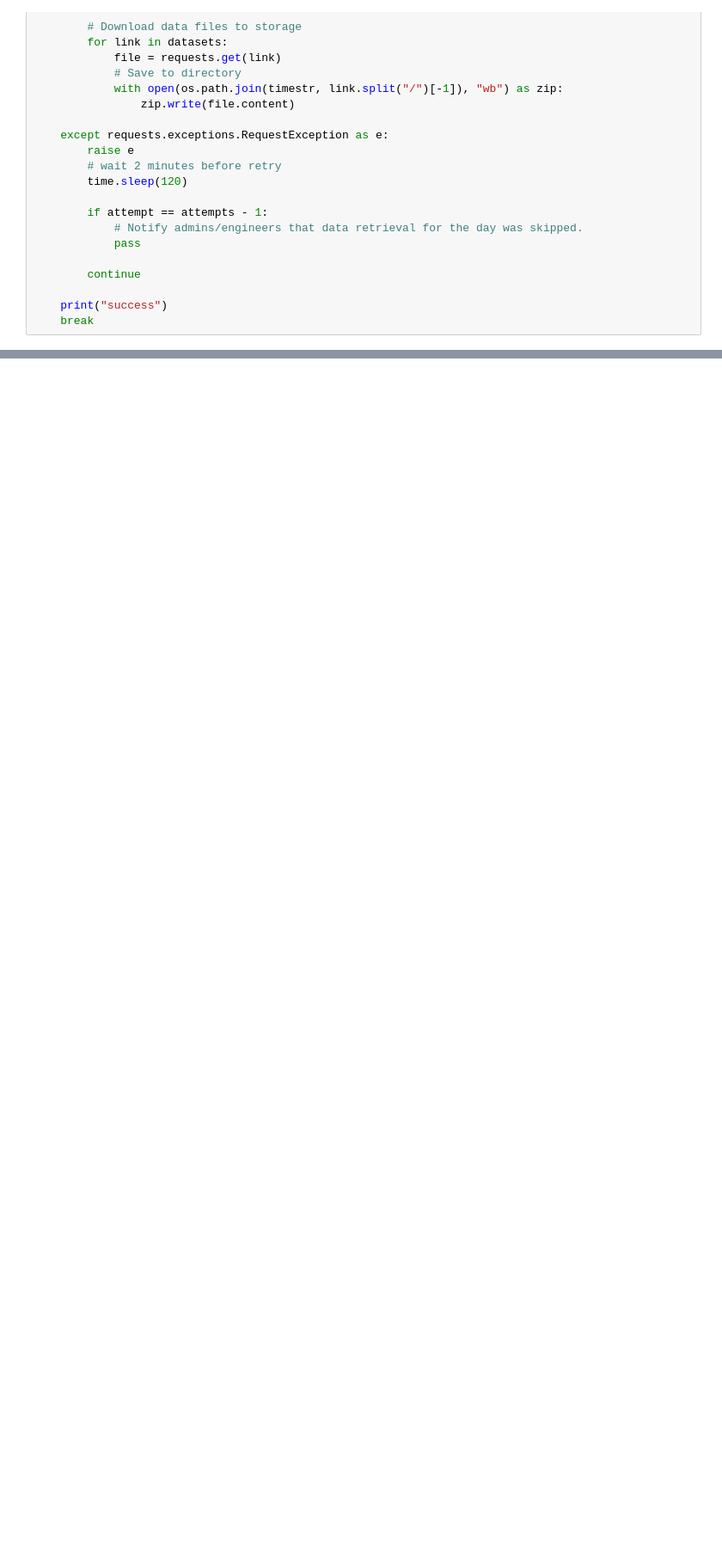
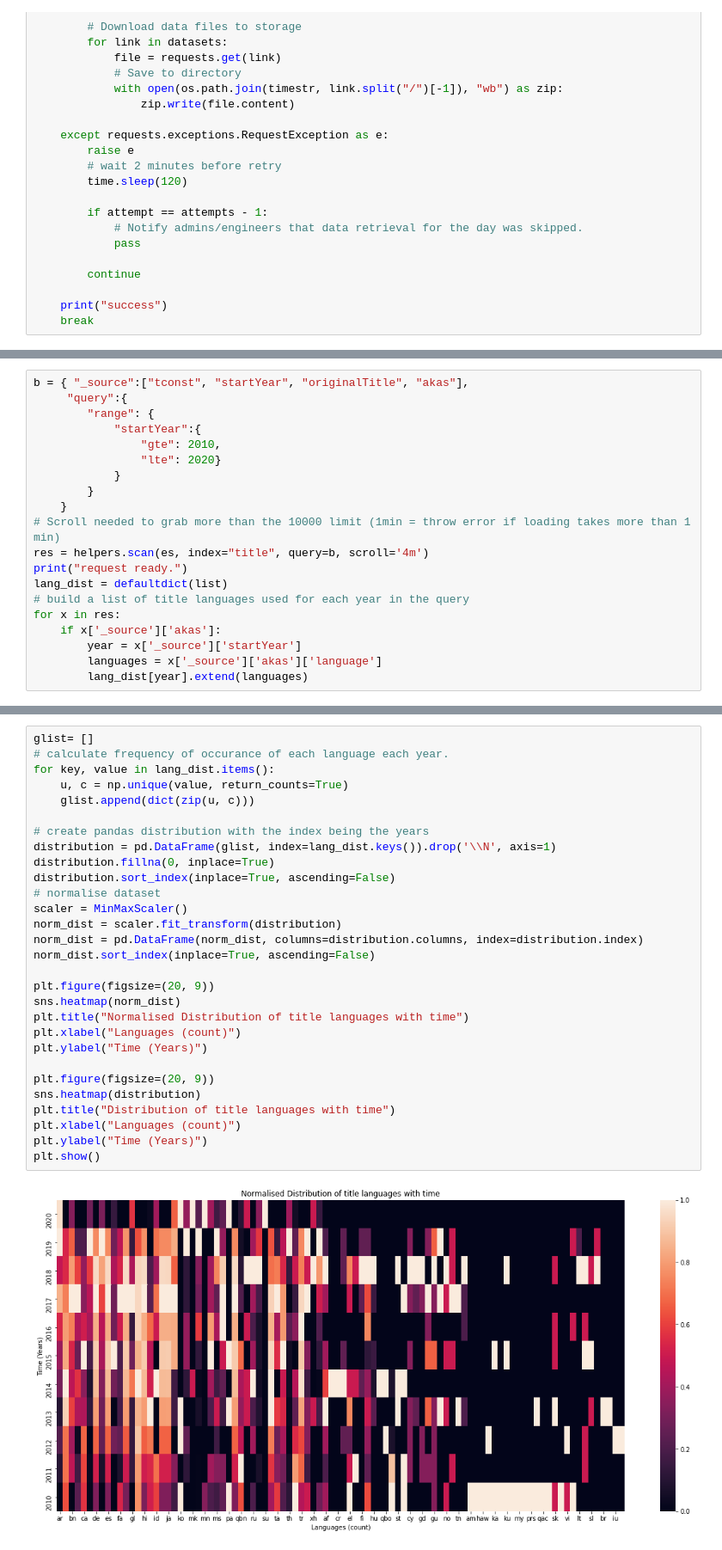
Before and after one commit to bernardcosta/VirailCaseStudy, a Jupyter notebook: CaseStudy.ipynb, the cells around one changed output, grey strips where cells are left out. Shown at 86% size. Saved outputs shown, nothing was run; the diff lists cells and outputs as text; blank space fills up the shorter version.

```diff
--- a/CaseStudy.ipynb
+++ b/CaseStudy.ipynb
@@ -103,0 +138,20 @@ for i, dataset in enumerate(datasets):
+# %%
+b = { "_source":["tconst", "startYear", "originalTitle", "akas"],
+     "query":{
+        "range": {
+            "startYear":{
+                "gte": 2010,
+                "lte": 2020}
+            }
+        }
+    }
+# Scroll needed to grab more than the 10000 limit (1min = throw error if loading takes more than 1 min)
+res = helpers.scan(es, index="title", query=b, scroll='4m')
+print("request ready.")
+lang_dist = defaultdict(list)
+# build a list of title languages used for each year in the query
+for x in res:
+    if x['_source']['akas']:
+        year = x['_source']['startYear']
+        languages = x['_source']['akas']['language']
+        lang_dist[year].extend(languages)
@@ -103,0 +168,31 @@ for i, dataset in enumerate(datasets):
+# %%
+glist= []
+# calculate frequency of occurance of each language each year.
+for key, value in lang_dist.items():
+    u, c = np.unique(value, return_counts=True)
+    glist.append(dict(zip(u, c)))
+
+# create pandas distribution with the index being the years
+distribution = pd.DataFrame(glist, index=lang_dist.keys()).drop('\\N', axis=1)
+distribution.fillna(0, inplace=True)
+distribution.sort_index(inplace=True, ascending=False)
+# normalise dataset
+scaler = MinMaxScaler()
+norm_dist = scaler.fit_transform(distribution)
+norm_dist = pd.DataFrame(norm_dist, columns=distribution.columns, index=distribution.index)
+norm_dist.sort_index(inplace=True, ascending=False)
+
+plt.figure(figsize=(20, 9))
+sns.heatmap(norm_dist)
+plt.title("Normalised Distribution of title languages with time")
+plt.xlabel("Languages (count)")
+plt.ylabel("Time (Years)")
+
+plt.figure(figsize=(20, 9))
+sns.heatmap(distribution)
+plt.title("Distribution of title languages with time")
+plt.xlabel("Languages (count)")
+plt.ylabel("Time (Years)")
+plt.show()
+# %% [output]
+[figure, added]
```
Also changed, not shown: parts of 18 cells of this notebook, 1 other file.
